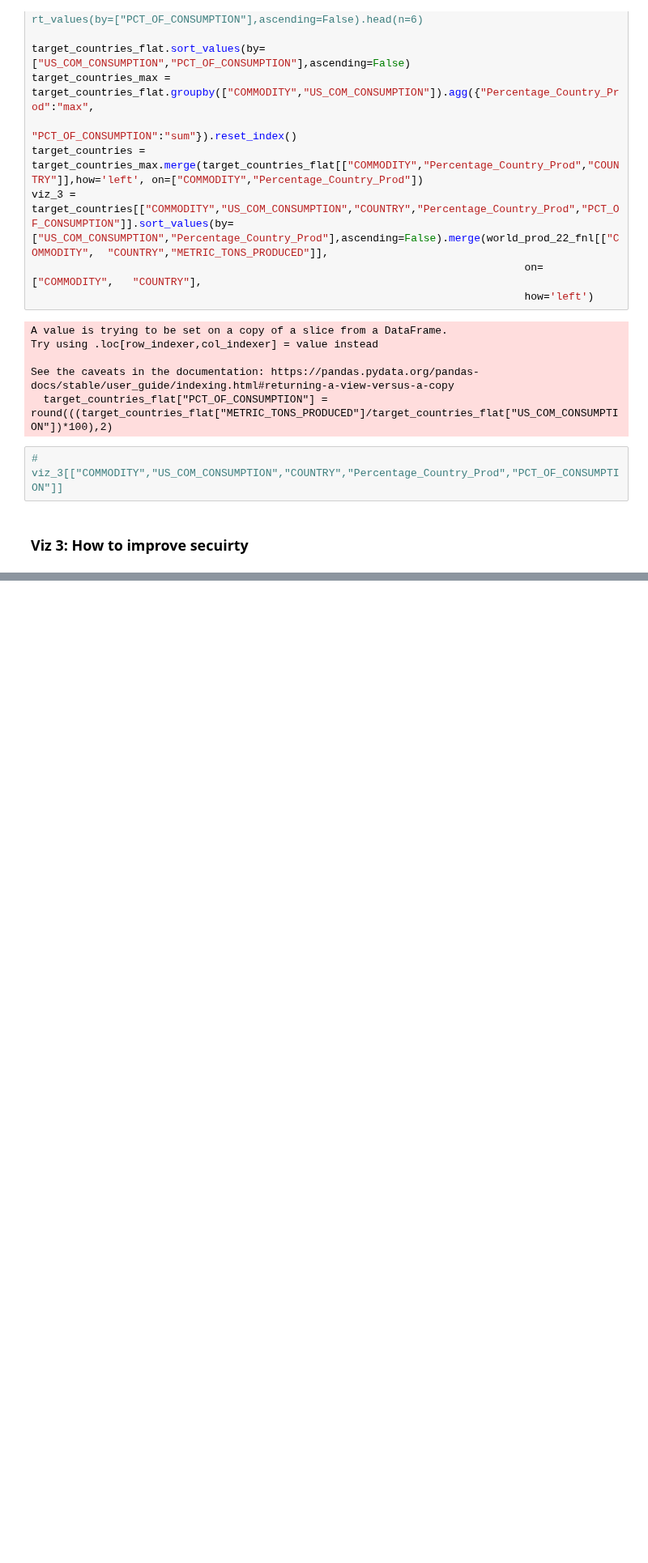
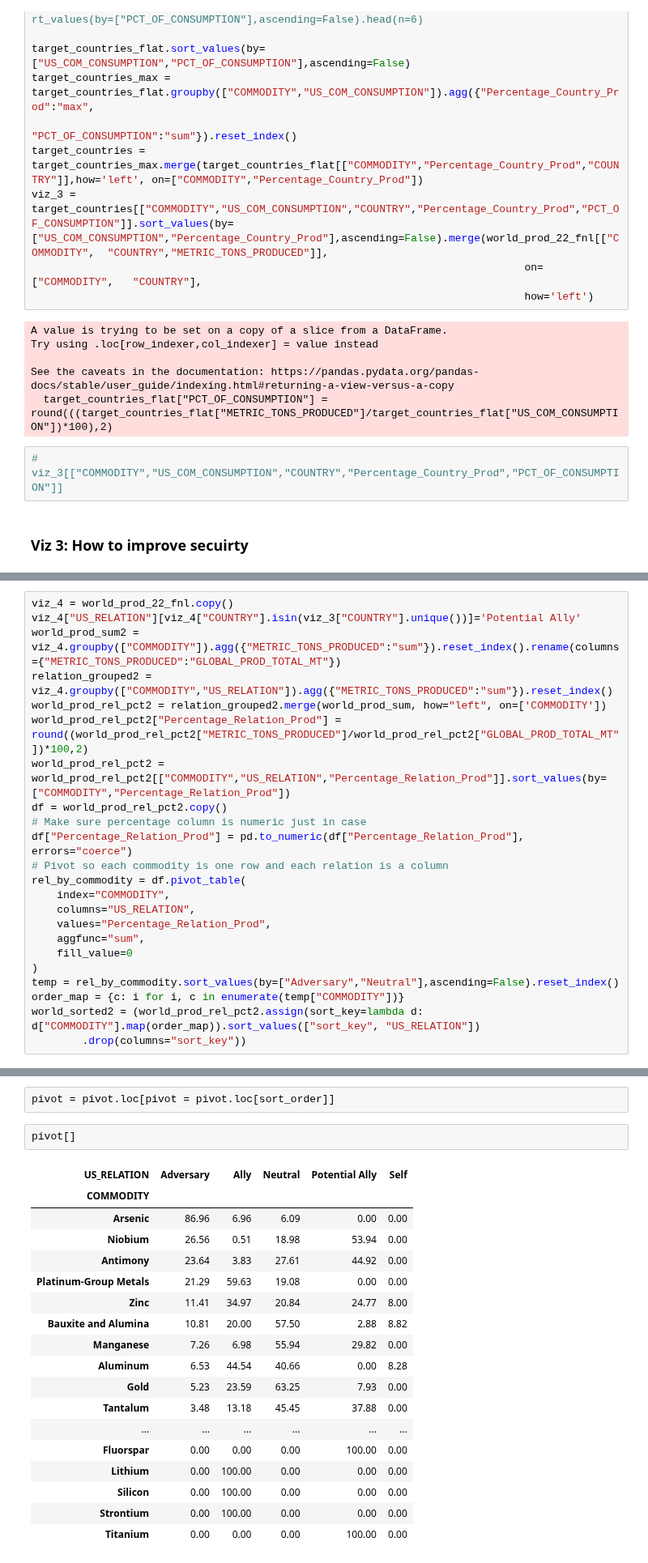
Before and after one commit to jhnboyy/CUNY_SPS_WORK, a Jupyter notebook: FALL2025/DATA608/Story7/Story7.ipynb, the cells around one changed output, grey strips where cells are left out. Shown at 81% size. Cells and saved outputs as stored; diff of their text form; blank space fills up the shorter version.

```diff
--- a/FALL2025/DATA608/Story7/Story7.ipynb
+++ b/FALL2025/DATA608/Story7/Story7.ipynb
@@ -643,0 +652,23 @@ plt.show()
+# %%
+viz_4 = world_prod_22_fnl.copy()
+viz_4["US_RELATION"][viz_4["COUNTRY"].isin(viz_3["COUNTRY"].unique())]='Potential Ally'
+world_prod_sum2 = viz_4.groupby(["COMMODITY"]).agg({"METRIC_TONS_PRODUCED":"sum"}).reset_index().rename(columns={"METRIC_TONS_PRODUCED":"GLOBAL_PROD_TOTAL_MT"})
+relation_grouped2 = viz_4.groupby(["COMMODITY","US_RELATION"]).agg({"METRIC_TONS_PRODUCED":"sum"}).reset_index()
+world_prod_rel_pct2 = relation_grouped2.merge(world_prod_sum, how="left", on=['COMMODITY'])
+world_prod_rel_pct2["Percentage_Relation_Prod"] = round((world_prod_rel_pct2["METRIC_TONS_PRODUCED"]/world_prod_rel_pct2["GLOBAL_PROD_TOTAL_MT"])*100,2)
+world_prod_rel_pct2 = world_prod_rel_pct2[["COMMODITY","US_RELATION","Percentage_Relation_Prod"]].sort_values(by=["COMMODITY","Percentage_Relation_Prod"])
+df = world_prod_rel_pct2.copy()
+# Make sure percentage column is numeric just in case
+df["Percentage_Relation_Prod"] = pd.to_numeric(df["Percentage_Relation_Prod"], errors="coerce")
+# Pivot so each commodity is one row and each relation is a column
+rel_by_commodity = df.pivot_table(
+    index="COMMODITY",
+    columns="US_RELATION",
+    values="Percentage_Relation_Prod",
+    aggfunc="sum",
+    fill_value=0
+)
+temp = rel_by_commodity.sort_values(by=["Adversary","Neutral"],ascending=False).reset_index()
+order_map = {c: i for i, c in enumerate(temp["COMMODITY"])}
+world_sorted2 = (world_prod_rel_pct2.assign(sort_key=lambda d: d["COMMODITY"].map(order_map)).sort_values(["sort_key", "US_RELATION"])
+        .drop(columns="sort_key"))
@@ -643,0 +796,23 @@ plt.show()
+# %%
+pivot = pivot.loc[pivot = pivot.loc[sort_order]]
+# %%
+pivot[]
+# %% [output]
+| US_RELATION | Adversary | Ally | Neutral | Potential Ally | Self |
+| COMMODITY |  |  |  |  |  |
+| Arsenic | 86.96 | 6.96 | 6.09 | 0.00 | 0.00 |
+| Niobium | 26.56 | 0.51 | 18.98 | 53.94 | 0.00 |
+| Antimony | 23.64 | 3.83 | 27.61 | 44.92 | 0.00 |
+| Platinum-Group Metals | 21.29 | 59.63 | 19.08 | 0.00 | 0.00 |
+| Zinc | 11.41 | 34.97 | 20.84 | 24.77 | 8.00 |
+| Bauxite and Alumina | 10.81 | 20.00 | 57.50 | 2.88 | 8.82 |
+| Manganese | 7.26 | 6.98 | 55.94 | 29.82 | 0.00 |
+| Aluminum | 6.53 | 44.54 | 40.66 | 0.00 | 8.28 |
+| Gold | 5.23 | 23.59 | 63.25 | 7.93 | 0.00 |
+| Tantalum | 3.48 | 13.18 | 45.45 | 37.88 | 0.00 |
+| ... | ... | ... | ... | ... | ... |
+| Fluorspar | 0.00 | 0.00 | 0.00 | 100.00 | 0.00 |
+| Lithium | 0.00 | 100.00 | 0.00 | 0.00 | 0.00 |
+| Silicon | 0.00 | 100.00 | 0.00 | 0.00 | 0.00 |
+| Strontium | 0.00 | 100.00 | 0.00 | 0.00 | 0.00 |
+| Titanium | 0.00 | 0.00 | 0.00 | 100.00 | 0.00 |
```
Also changed, not shown: parts of 5 cells of this notebook, 1 other file.
